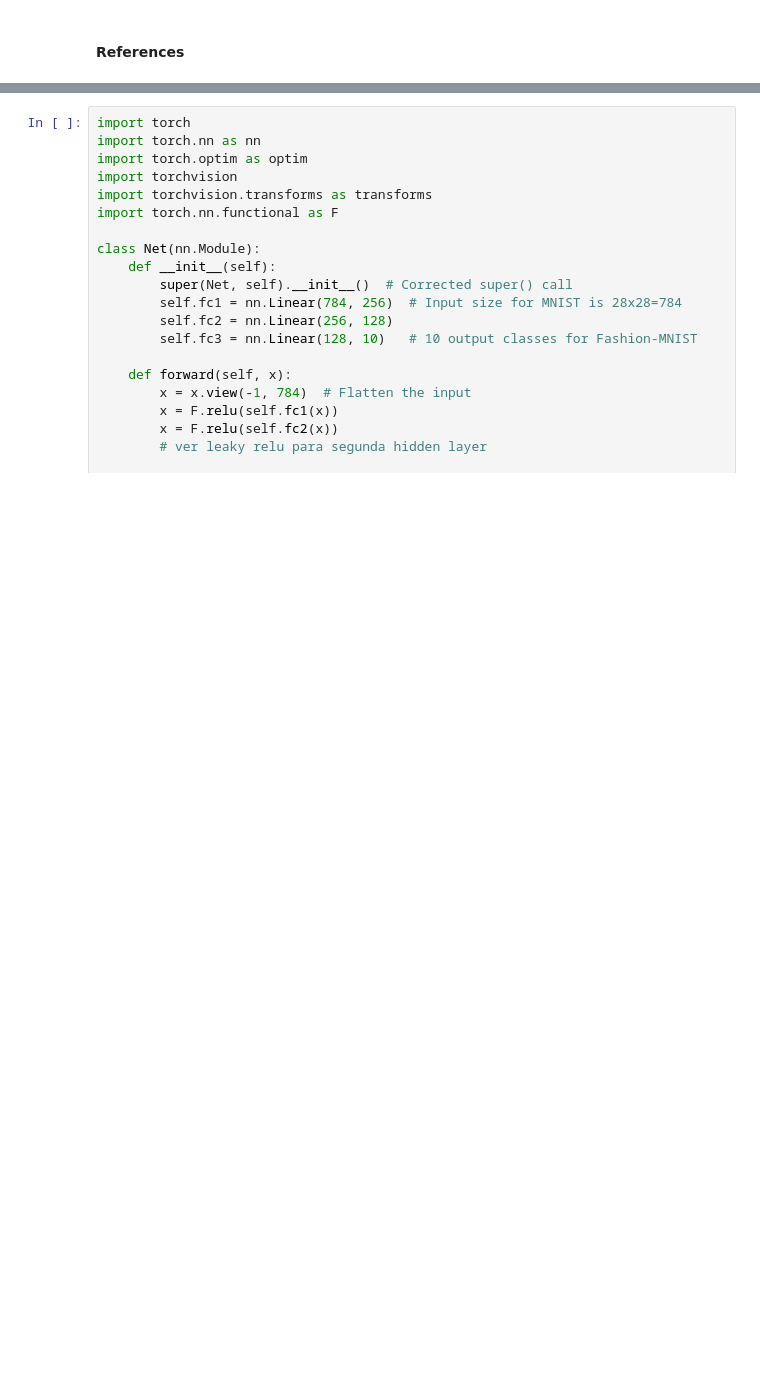
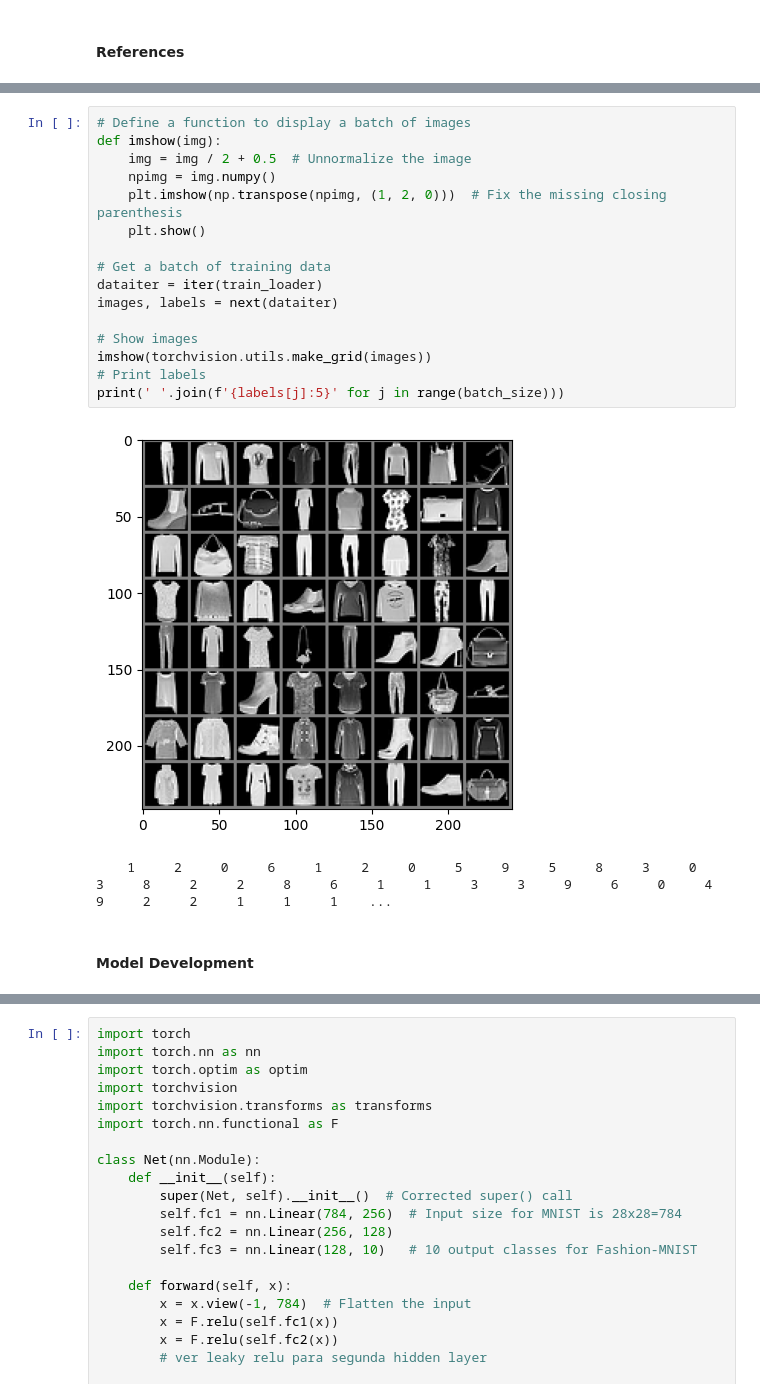
Before and after one commit to LuisPHenriques/TAAC-Project, a Jupyter notebook: A1_P1.ipynb, the cells around one changed output, grey strips where cells are left out. Cells and saved outputs as stored; diff of their text form; blank space fills up the shorter version.

```diff
--- a/A1_P1.ipynb
+++ b/A1_P1.ipynb
@@ -179,0 +221,21 @@ https://towardsdatascience.com/nothing-but-numpy-understanding-creating-binary-c
+# %%
+# Define a function to display a batch of images
+def imshow(img):
+    img = img / 2 + 0.5  # Unnormalize the image
+    npimg = img.numpy()
+    plt.imshow(np.transpose(npimg, (1, 2, 0)))  # Fix the missing closing parenthesis
+    plt.show()
+
+# Get a batch of training data
+dataiter = iter(train_loader)
+images, labels = next(dataiter)
+
+# Show images
+imshow(torchvision.utils.make_grid(images))
+# Print labels
+print(' '.join(f'{labels[j]:5}' for j in range(batch_size)))
+# %% [output]
+[figure, added]
+    1     2     0     6     1     2     0     5     9     5     8     3     0     3     8     2     2     8     6     1     1     3     3     9     6     0     4     9     2     2     1     1     1    ...
+# %% [markdown]
+#### Model Development
```
Also changed, not shown: parts of 27 cells of this notebook, 1 other file.
